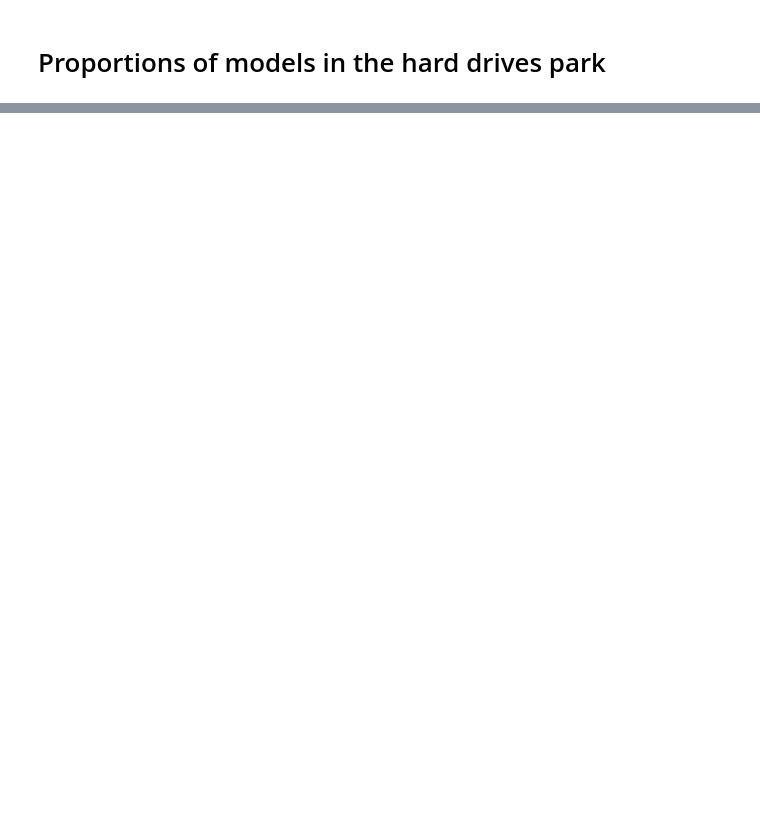
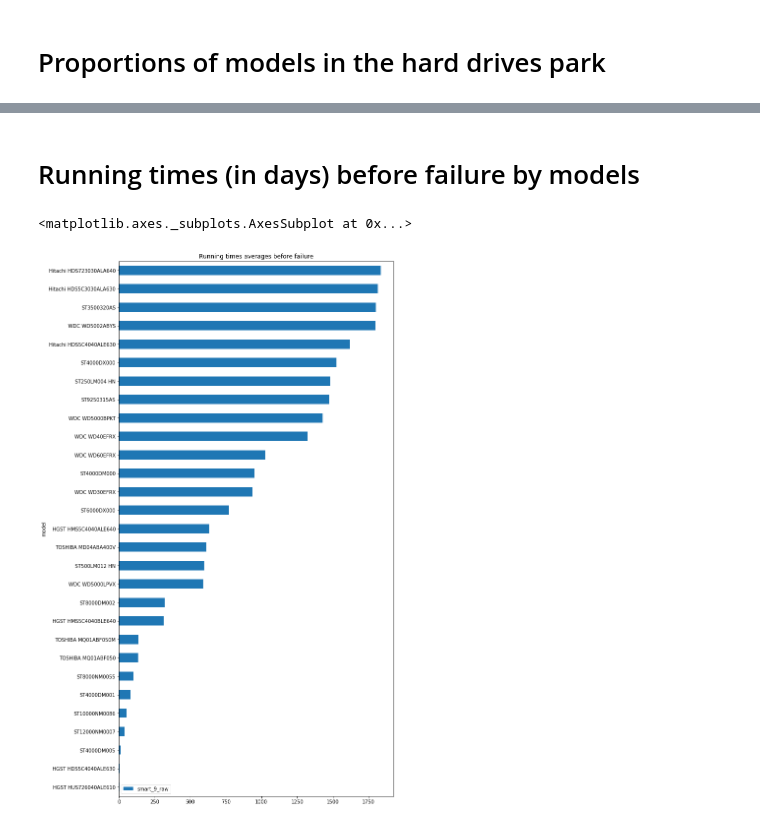
Before and after one commit to a-muller/datainc-project, a Jupyter notebook: Failure rates hard drives.ipynb, the cells around one changed output, grey strips where cells are left out. Saved outputs shown, nothing was run; the diff lists cells and outputs as text; code cells hidden in the pictures; blank space fills up the shorter version.

```diff
--- a/Failure rates hard drives.ipynb
+++ b/Failure rates hard drives.ipynb
@@ -68,0 +89,7 @@ nb_hard_drives[nb_hard_drives > 250].plot.pie(figsize=(6,6))
+# %% [markdown]
+# Running times (in days) before failure by models
+# %%
+(models_fail_times.groupby('model').agg(np.mean).sort_values(by='smart_9_raw') / 24).plot(kind='barh', figsize=(10,20), title='Running times averages before failure')
+# %% [output]
+<matplotlib.axes._subplots.AxesSubplot at 0x...>
+[figure, added]
```
Also changed, not shown: parts of 13 cells of this notebook.
